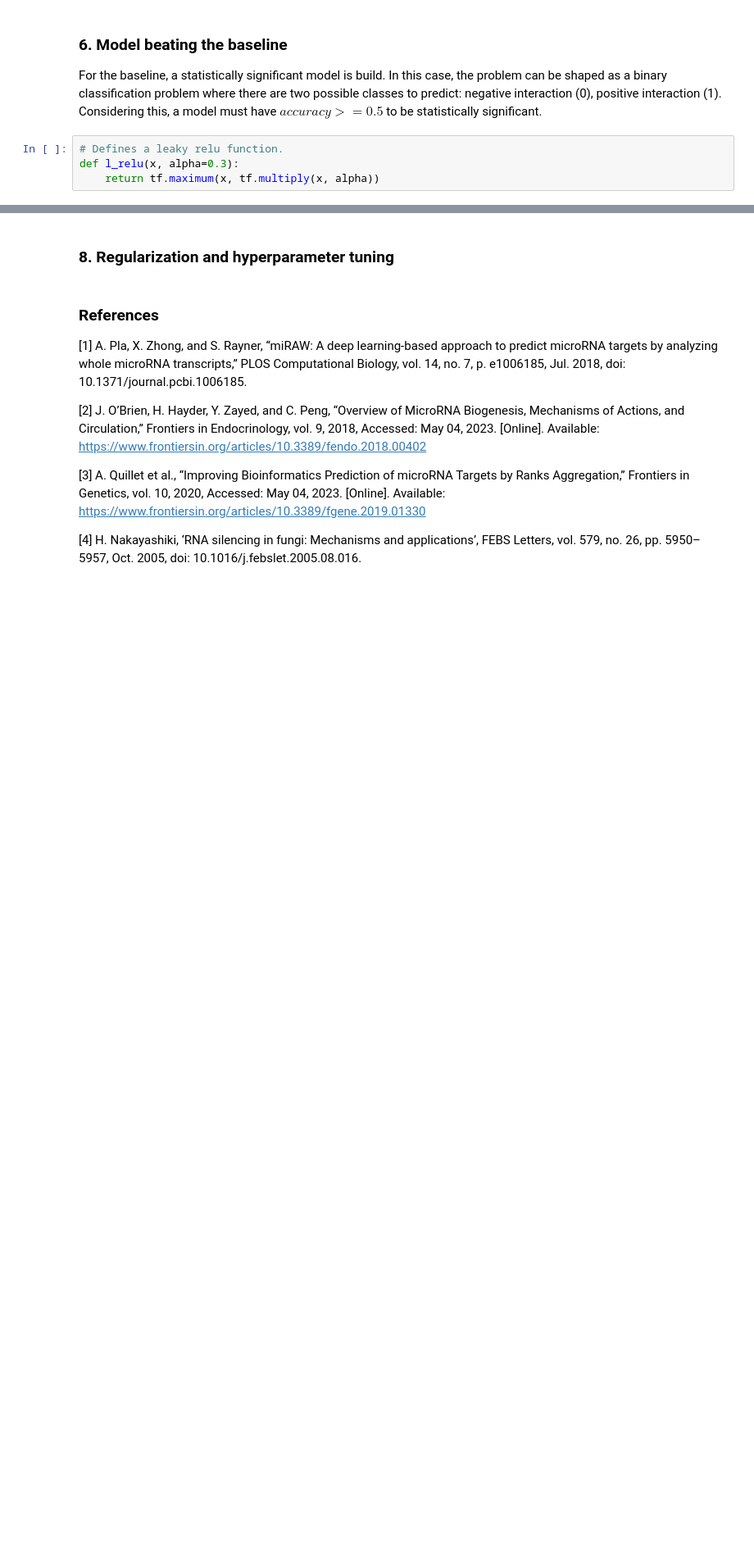
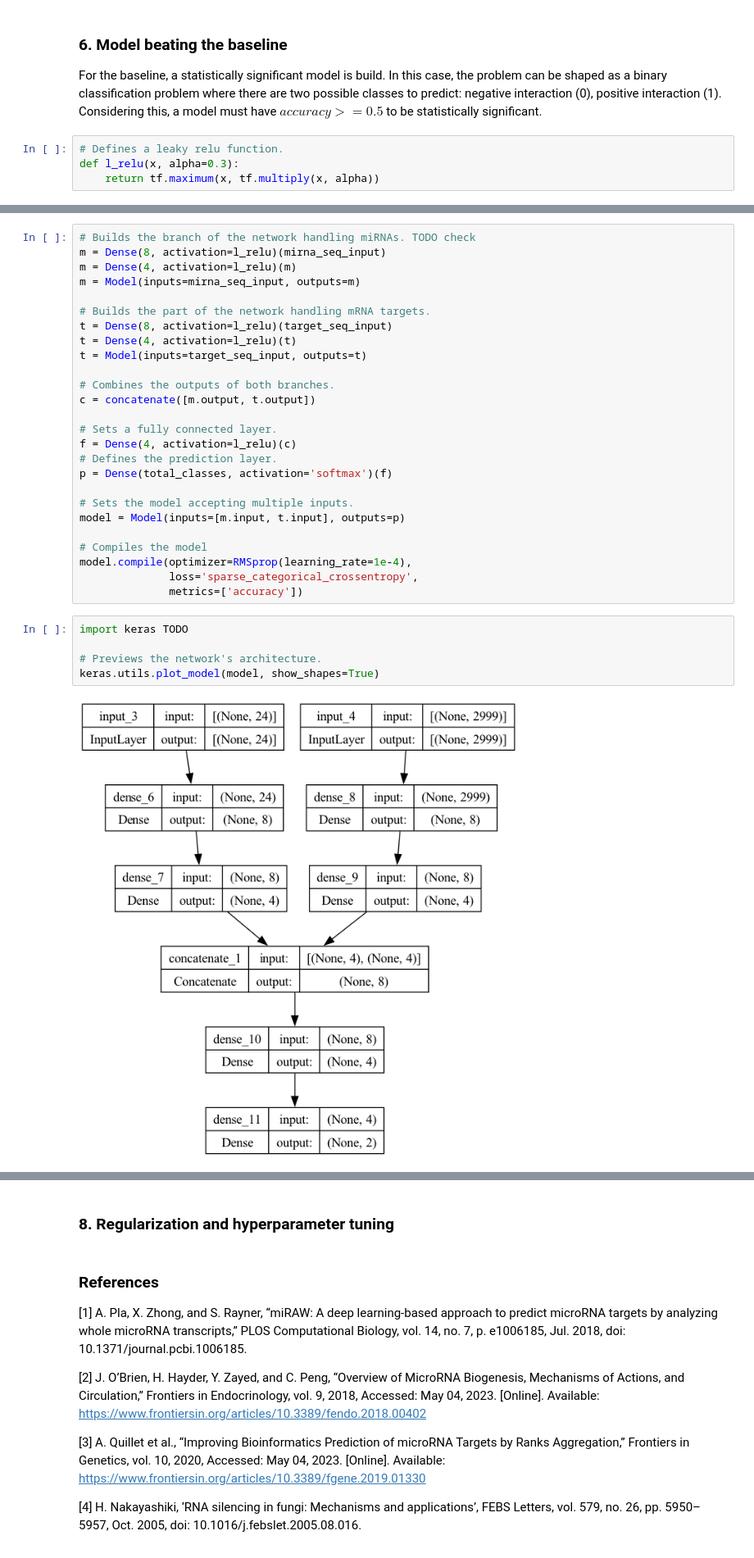
Before and after one commit to susana3/mirna-target-prediction-DNN-FP-UoL, a Jupyter notebook: target_prediction.ipynb, the cells around one changed output, grey strips where cells are left out. Shown at 82% size. Cells and saved outputs as stored; diff of their text form; blank space fills up the shorter version.

```diff
--- a/target_prediction.ipynb
+++ b/target_prediction.ipynb
@@ -1017,0 +1112,33 @@ TensorShape([103444, 2999])
+# %%
+# Builds the branch of the network handling miRNAs. TODO check
+m = Dense(8, activation=l_relu)(mirna_seq_input)
+m = Dense(4, activation=l_relu)(m)
+m = Model(inputs=mirna_seq_input, outputs=m)
+
+# Builds the part of the network handling mRNA targets.
+t = Dense(8, activation=l_relu)(target_seq_input)
+t = Dense(4, activation=l_relu)(t)
+t = Model(inputs=target_seq_input, outputs=t)
+
+# Combines the outputs of both branches.
+c = concatenate([m.output, t.output])
+
+# Sets a fully connected layer.
+f = Dense(4, activation=l_relu)(c)
+# Defines the prediction layer.
+p = Dense(total_classes, activation='softmax')(f)
+
+# Sets the model accepting multiple inputs.
+model = Model(inputs=[m.input, t.input], outputs=p)
+
+# Compiles the model
+model.compile(optimizer=RMSprop(learning_rate=1e-4),
+              loss='sparse_categorical_crossentropy',
+              metrics=['accuracy'])
+# %%
+import keras TODO
+
+# Previews the network's architecture.
+keras.utils.plot_model(model, show_shapes=True)
+# %% [output]
+[figure, added]
```
Also changed, not shown: parts of 17 cells of this notebook, 2 other files.
